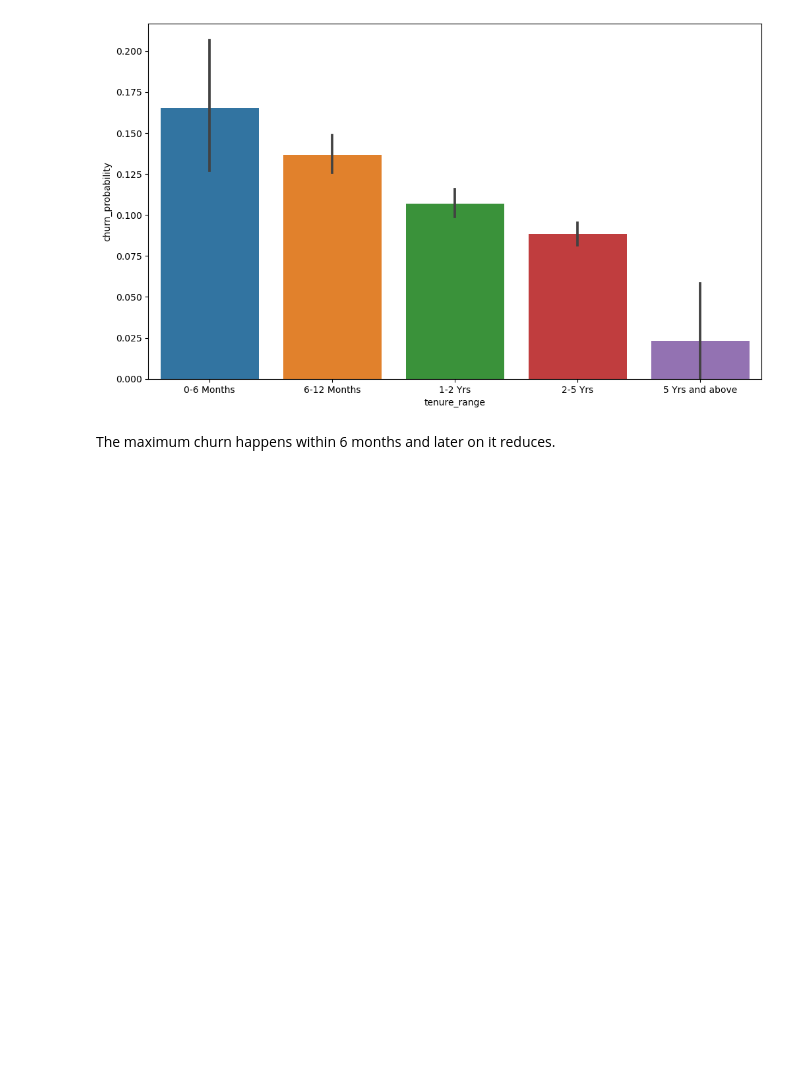
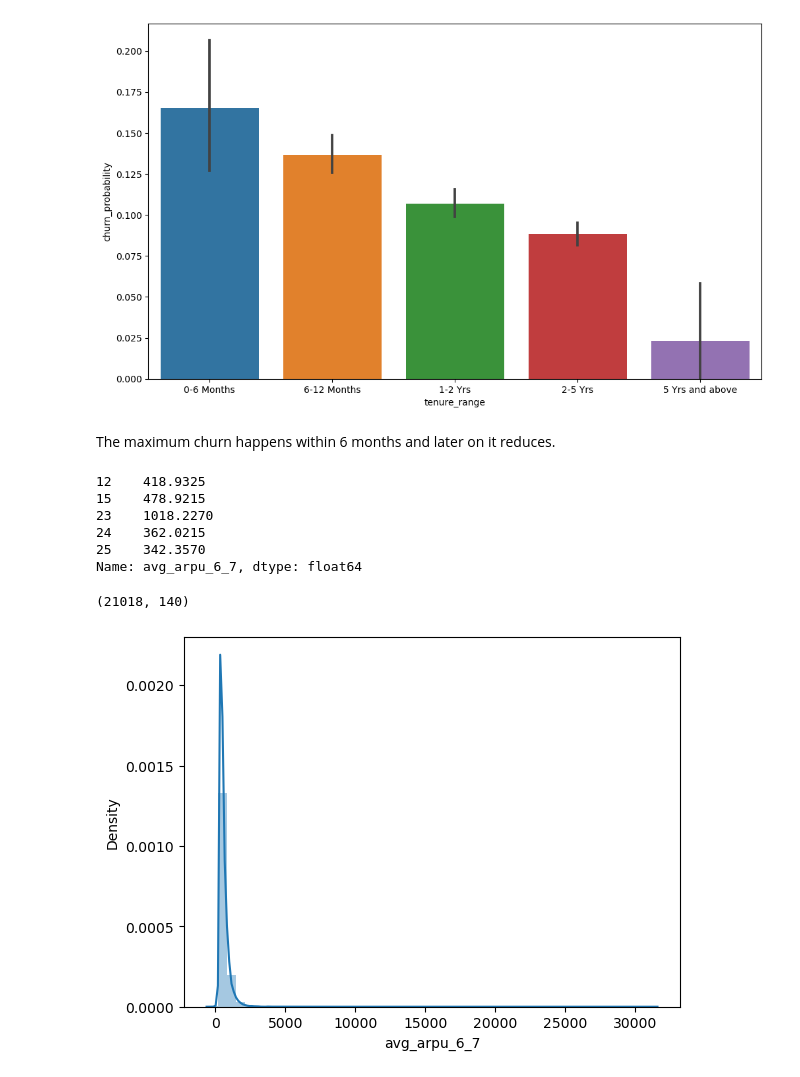
Before and after one commit to sreejith-rajashekaran/Telecom-Churn, a Jupyter notebook: telecom_churn.ipynb, the cells around one changed output. Saved outputs shown, nothing was run; the diff lists cells and outputs as text; code cells hidden in the pictures; blank space fills up the shorter version.

```diff
--- a/telecom_churn.ipynb
+++ b/telecom_churn.ipynb
@@ -383,3 +383,28 @@ plt.show()
 [figure]
 # %% [markdown]
 The maximum churn happens within 6 months and later on it reduces.
+# %%
+#let us create a new field for the average of 6 and 7 months revenuew
+
+df["avg_arpu_6_7"]= (df['arpu_6']+df['arpu_7'])/2
+df['avg_arpu_6_7'].head()
+# %% [output]
+12    418.9325
+15    478.9215
+23    1018.2270
+24    362.0215
+25    342.3570
+Name: avg_arpu_6_7, dtype: float64
+# %%
+# we can drop the original columns
+df.drop(['arpu_6','arpu_7'], axis=1, inplace=True)
+# %%
+df.shape
+# %% [output]
+(21018, 140)
+# %%
+# Visualizing the column created
+sns.distplot(df['avg_arpu_6_7'])
+plt.show()
+# %% [output]
+[figure, added]
```
Also changed, not shown: parts of 8 cells of this notebook.
